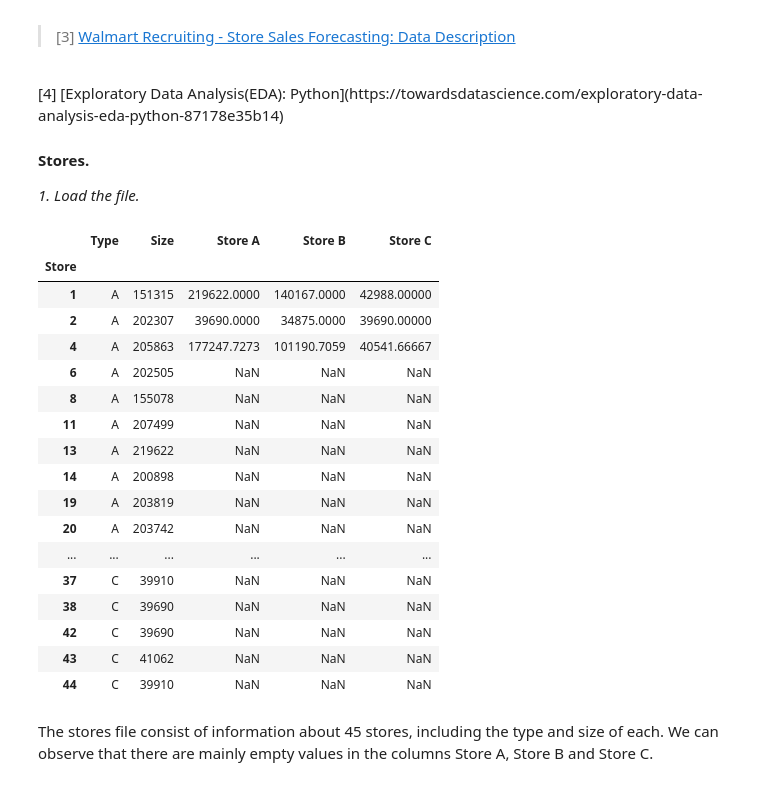
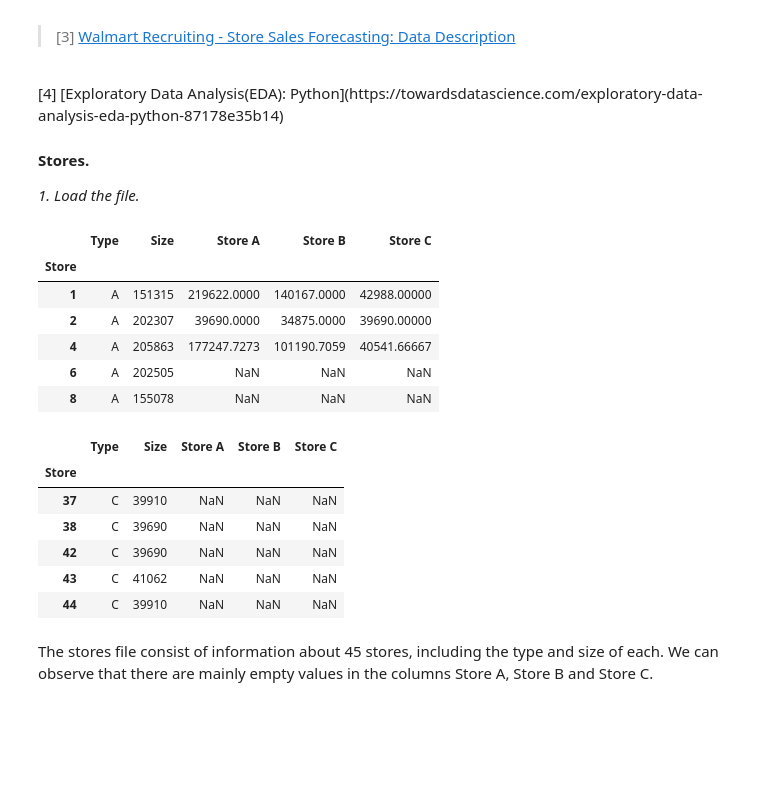
Before and after one commit to olgarozhdestvina/Sales-Forecasting, a Jupyter notebook: Sales Forecasting using Walmart Dataset.ipynb, the cells around one changed output. Cells and saved outputs as stored; diff of their text form; code cells hidden in the pictures; blank space fills up the shorter version.

```diff
--- a/Sales Forecasting using Walmart Dataset.ipynb
+++ b/Sales Forecasting using Walmart Dataset.ipynb
@@ -56,29 +57,32 @@ The data set consists of 4 csv files: stores, train, test, features. [3] First,
 _1. Load the file._
 # %%
 # Load the stores.csv without an index.
-stores = pd.read_csv("Walmart Data Set/stores.csv", index_col = False)
+stores = pd.read_csv("Walmart Data Set/stores.csv", header=0)
 
-# Display the dafaframe and use the first column as the index
-stores.set_index("Store")
+# Use the first column as the index
+store = stores.set_index("Store")
+
+# Display the dafaframe
+store.head()
 # %% [output]
 |  | Type | Size | Store A | Store B | Store C |
 | Store |  |  |  |  |  |
 | 1 | A | 151315 | 219622.0000 | 140167.0000 | 42988.00000 |
 | 2 | A | 202307 | 39690.0000 | 34875.0000 | 39690.00000 |
 | 4 | A | 205863 | 177247.7273 | 101190.7059 | 40541.66667 |
 | 6 | A | 202505 | NaN | NaN | NaN |
 | 8 | A | 155078 | NaN | NaN | NaN |
-| 11 | A | 207499 | NaN | NaN | NaN |
-| 13 | A | 219622 | NaN | NaN | NaN |
-| 14 | A | 200898 | NaN | NaN | NaN |
-| 19 | A | 203819 | NaN | NaN | NaN |
-| 20 | A | 203742 | NaN | NaN | NaN |
-| ... | ... | ... | ... | ... | ... |
-| 37 | C | 39910 | NaN | NaN | NaN |
-| 38 | C | 39690 | NaN | NaN | NaN |
-| 42 | C | 39690 | NaN | NaN | NaN |
-| 43 | C | 41062 | NaN | NaN | NaN |
-| 44 | C | 39910 | NaN | NaN | NaN |
+# %%
+# Display the dafaframe
+store.tail()
+# %% [output]
+|  | Type | Size | Store A | Store B | Store C |
+| Store |  |  |  |  |  |
+| 37 | C | 39910 | NaN | NaN | NaN |
+| 38 | C | 39690 | NaN | NaN | NaN |
+| 42 | C | 39690 | NaN | NaN | NaN |
+| 43 | C | 41062 | NaN | NaN | NaN |
+| 44 | C | 39910 | NaN | NaN | NaN |
 # %% [markdown]
 The stores file consist of information about 45 stores, including the type and size of each. We can observe that there are mainly empty values in the columns Store A, Store B and Store C.
 # %%
```
Also changed, not shown: parts of 25 cells of this notebook.
